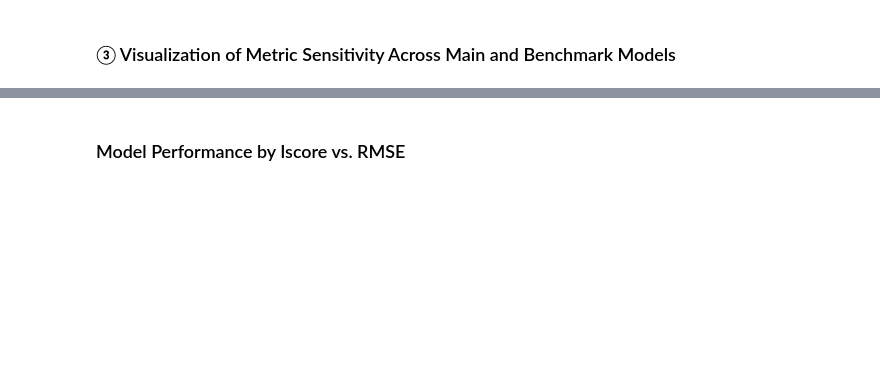
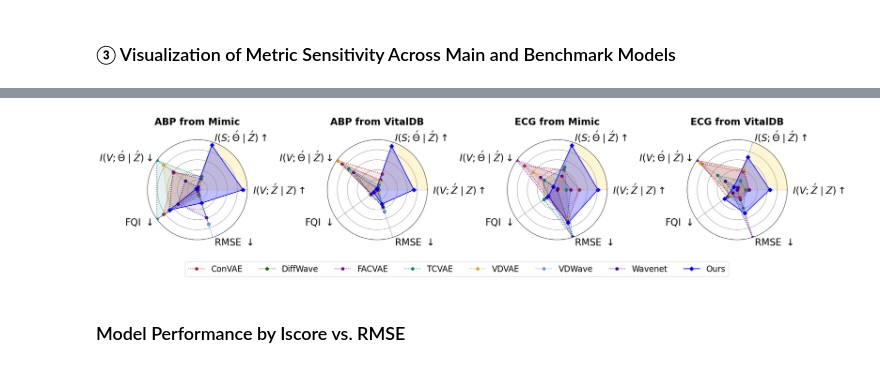
Before and after one commit to cherishleon/VABAM, a Jupyter notebook: Visualization_metrics.ipynb, the cells around one changed output, grey strips where cells are left out. Saved outputs shown, nothing was run; the diff lists cells and outputs as text; code cells hidden in the pictures; blank space fills up the shorter version.

```diff
--- a/Visualization_metrics.ipynb
+++ b/Visualization_metrics.ipynb
@@ -616,2 +561,66 @@ plot_radar_grid(data, radar_metrics, main_models, main_color, figname='Sensitivi
+# %%
+FONT_SIZE         = 17
+TITLE_FONT_SIZE   = 20
+LEGEND_FONT_SIZE  = 17
+WSPACE            = 0.8
+HSPACE            = 0.0
+TICK_LABEL_PAD    = 1
+main_color        = 'blue'
+
+main_models = [
+    'SKZFC_ART_1_30_800_Mimic',
+    'SKZFC_ART_1_30_800_VitalDB',
+    'SKZFC_II_1_30_800_Mimic',
+    'SKZFC_II_1_30_800_VitalDB'
+]
+
+metrics_original = [
+    '(i) $I(V; \\acute{Z} \\mid Z)$',
+    '(iii) $I(S;\\acute{\\Theta} \\mid \\acute{Z})$',
+    '(ii) $I(V;\\acute{\\Theta} \\mid \\acute{Z})$',
+    'FQI','RMSE'
+]
+metrics_short = ['(i)','(iii)','(ii)','FQI','RMSE']
+rename_map   = dict(zip(metrics_original, metrics_short))
+metric_maps  = {
+    '(i)':   '$I(V; \\acute{Z} \\mid Z) \\uparrow$',
+    '(iii)': '$I(S;\\acute{\\Theta} \\mid \\acute{Z}) \\uparrow$',
+    '(ii)':  '$I(V;\\acute{\\Theta} \\mid \\acute{Z}) \\downarrow$',
+    'FQI':   'FQI $\\downarrow$',
+    'RMSE':  'RMSE $\\downarrow$'
+}
+
+# rename each table
+AnalAccMItable_renamed   = AnalAccMItable.rename(columns=rename_map)
+SenseAccMItable_renamed  = SenseAccMItable.rename(columns=rename_map)
+BenchAnalAccMItable_renamed = BenchAnalAccMItable.rename(columns=rename_map)
+AblaAccMItable_renamed   = AblaAccMItable.rename(columns=rename_map)
+
+# combine for normalization
+all_dfs = pd.concat([
+    AnalAccMItable_renamed,
+    SenseAccMItable_renamed,
+    BenchAnalAccMItable_renamed,
+    AblaAccMItable_renamed
+])
+
+# compute min/max per group
+group_min_max = {}
+for key, grp in all_dfs.groupby(['Type','Source']):
+    group_min_max[key] = {
+        m: (grp[m].min(), grp[m].max())
+        for m in metrics_short
+    }
+
+# normalize Bench dataset
+data = BenchAnalAccMItable.copy().rename(columns=rename_map)
+data = normalize_metrics(data, metrics_short, group_min_max)
+data = data.rename(columns=metric_maps)
+radar_metrics = list(metric_maps.values())
+
+# final plot with shared legend, 2열 구성
+plot_radar_grid(data, radar_metrics, main_models, main_color,   figname='SensitivityAcrossBenchmarks', legend_ncol=8)
+# %% [output]
+[figure, added]
 # %% [markdown]
 ### Model Performance by Iscore vs. RMSE
```
Also changed, not shown: parts of 7 cells of this notebook, 4 other files.
